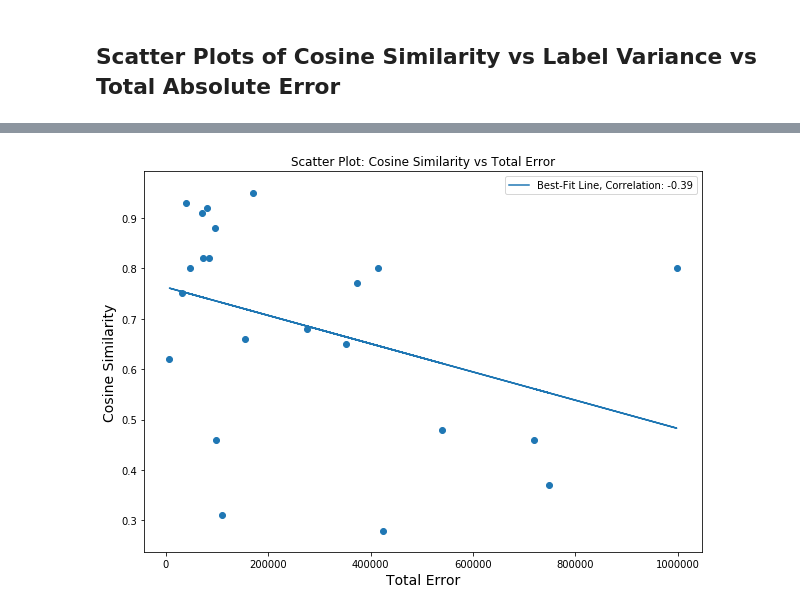
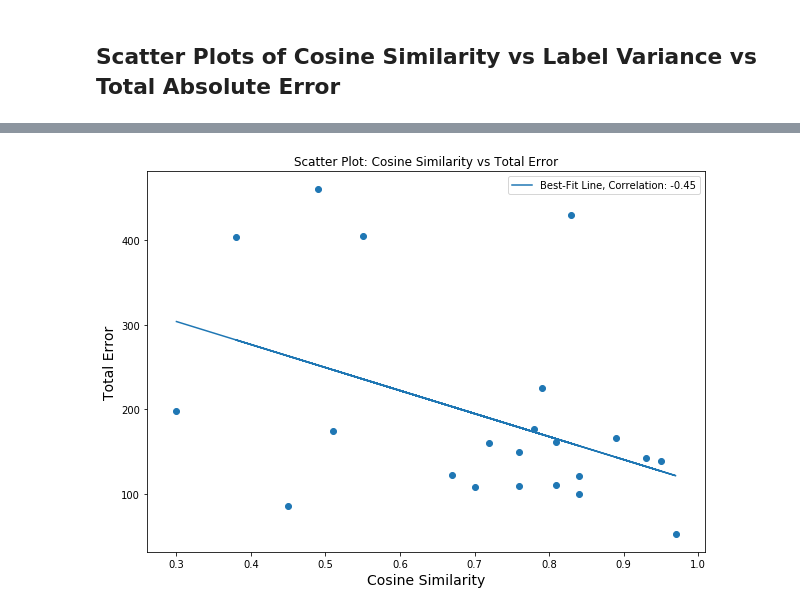
Before and after one commit to Root18D/AAI-501--Machine-Learning, a Jupyter notebook: Notebooks/AppendixA-SVMAnalysis.ipynb, the cells around one changed output, grey strips where cells are left out. Cells and saved outputs as stored; diff of their text form; code cells hidden in the pictures.

```diff
--- a/Notebooks/AppendixA-SVMAnalysis.ipynb
+++ b/Notebooks/AppendixA-SVMAnalysis.ipynb
@@ -94,11 +88,10 @@ def split_and_scale_data(df, cal_test=False):
     x = df[['back_x','back_y','back_z','thigh_x','thigh_y','thigh_z']]
     y = df[['label']].values.ravel()
 
-    # Standardize and Normalize Data
-    scaler = StandardScaler().fit(x)
-#     min_max_scaler = preprocessing.MinMaxScaler()
-#     x_scaled = pd.DataFrame(min_max_scaler.fit_transform(scaler.transform(x)), columns=list(x.columns.tolist()), index=x.index)
-    x_scaled = pd.DataFrame(scaler.transform(x), columns=list(x.columns.tolist()), index=x.index)
+    # Normalize Data
+    min_max_scaler = preprocessing.MinMaxScaler()
+    x_scaled = pd.DataFrame(min_max_scaler.fit_transform(x), columns=list(x.columns.tolist()), index=x.index)
+
     if not cal_test:
         print('Mean:\n', x_scaled.mean())
         print('\nStandard deviation:\n', x_scaled.std())
@@ -369,21 +393,21 @@ plt.show()
 # %%
-x_plot = np.asarray(total_errors, dtype=np.float32)
-y_plot = np.asarray(cosine_similarities, dtype=np.float32)
+x_plot = np.asarray(cosine_similarities, dtype=np.float32)
+y_plot = np.asarray(total_errors, dtype=np.float32)
 
 fig = plt.figure(figsize=(10, 7))
 plt.scatter(x_plot, y_plot)
-plt.xlabel("Total Error", size=14)
-plt.ylabel("Cosine Similarity", size=14)
+plt.xlabel("Cosine Similarity", size=14)
+plt.ylabel("Total Error", size=14)
 plt.title('Scatter Plot: Cosine Similarity vs Total Error')
 a, b = np.polyfit(x_plot, y_plot, 1) # find line of best fit
 plt.plot(x_plot, a*(x_plot)+b) # add line of best fit to plot
 
 # calculate correlation using the covariance and standard deviations
 correlation = round((np.cov(x_plot,y_plot) / (x_plot.std() * y_plot.std()))[0,1], 2)
 plt.legend(['Best-Fit Line, Correlation: '+str(correlation)], loc='upper right')
 plt.show()
 # %% [output]
-[figure, old version]
+[figure, new version]
 # %%
 x_plot = np.asarray(label_variances, dtype=np.float32)
 y_plot = np.asarray(total_errors, dtype=np.float32)
```
Also changed, not shown: parts of 19 cells of this notebook, 2 other files.
